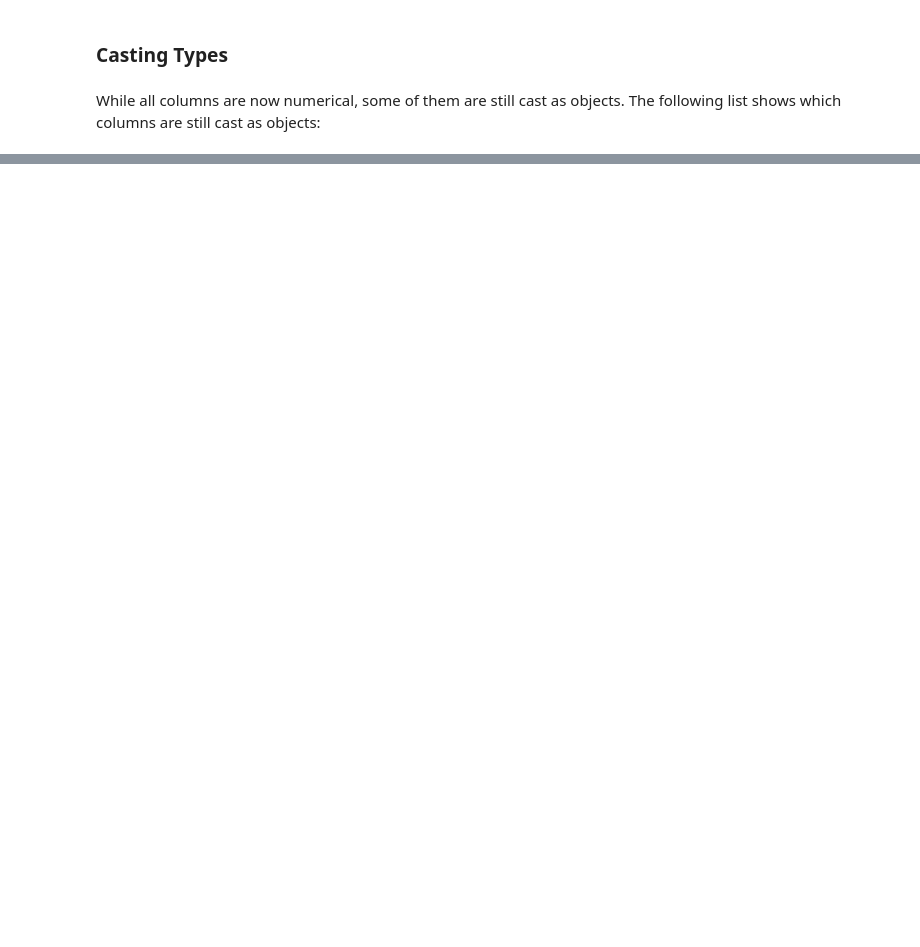
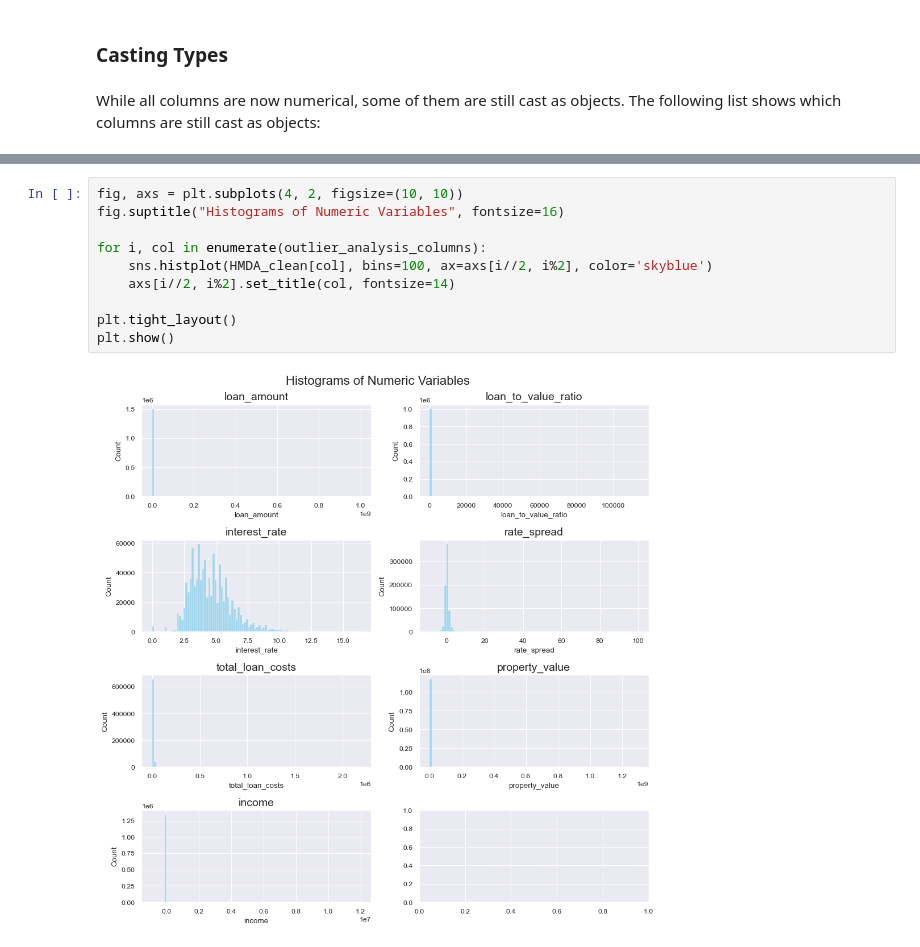
Before and after one commit to HaukeSchwarz/Thesis, a Jupyter notebook: notebooks/Main_Data_Analysis_Pipeline.ipynb, the cells around one changed output, grey strips where cells are left out. Drawn from its saved outputs; the diff is of its cells as text; blank space fills up the shorter version.

```diff
--- a/notebooks/Main_Data_Analysis_Pipeline.ipynb
+++ b/notebooks/Main_Data_Analysis_Pipeline.ipynb
@@ -668,0 +714,12 @@ print(list(HMDA_clean.select_dtypes(include=['object']).columns))
+# %%
+fig, axs = plt.subplots(4, 2, figsize=(10, 10))
+fig.suptitle("Histograms of Numeric Variables", fontsize=16)
+
+for i, col in enumerate(outlier_analysis_columns):
+    sns.histplot(HMDA_clean[col], bins=100, ax=axs[i//2, i%2], color='skyblue')
+    axs[i//2, i%2].set_title(col, fontsize=14)
+
+plt.tight_layout()
+plt.show()
+# %% [output]
+[figure, added]
```
Also changed, not shown: parts of 32 cells of this notebook.
